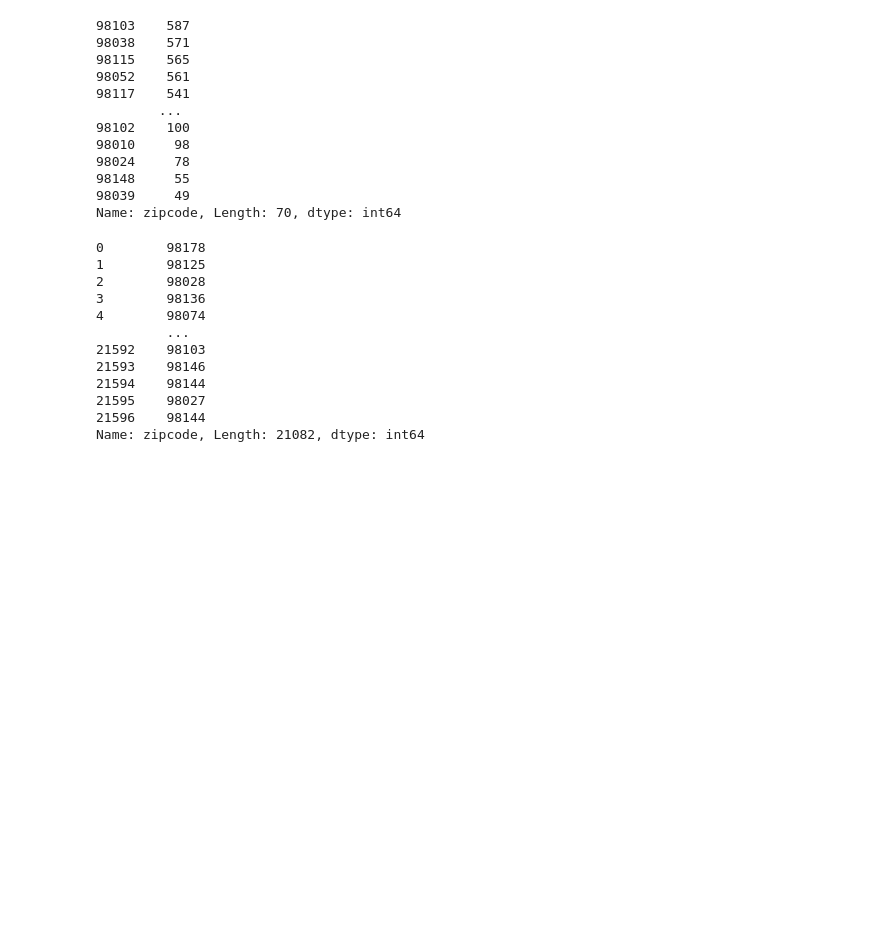
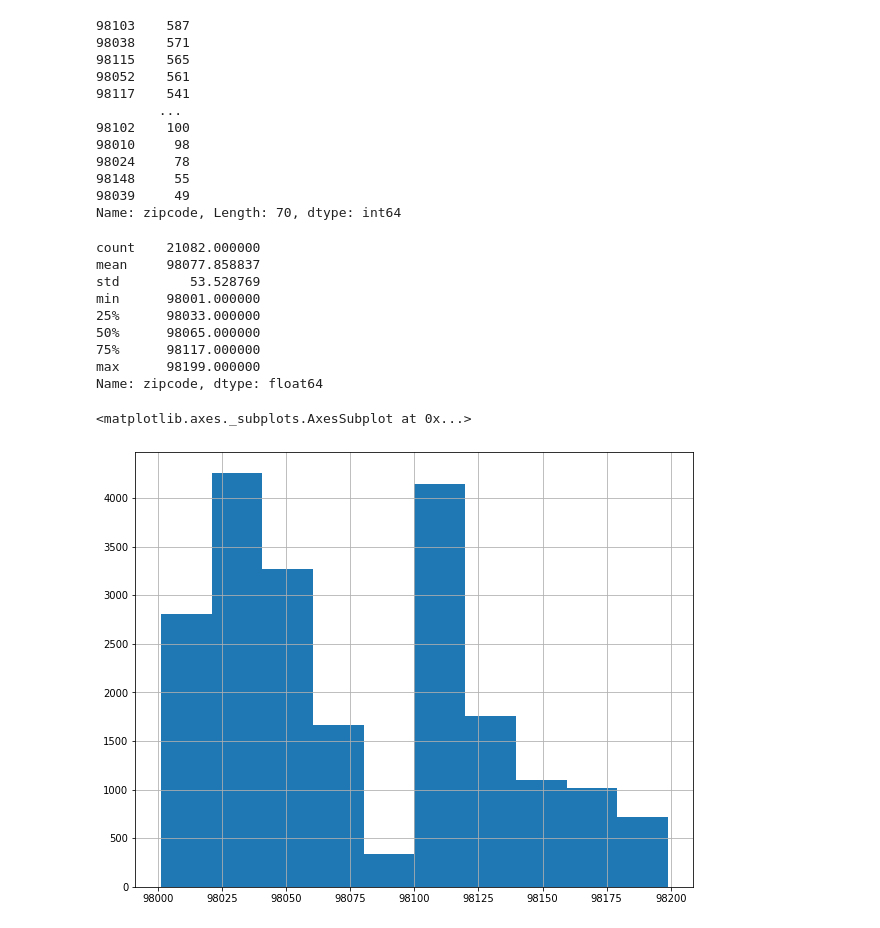
Before and after one commit to andiosika/dsc-v2-mod1-final-project-online-ds-pt-100719, a Jupyter notebook: student.ipynb, the cells around one changed output. Drawn from its saved outputs; the diff is of its cells as text; code cells hidden in the pictures; blank space fills up the shorter version.

```diff
--- a/student.ipynb
+++ b/student.ipynb
@@ -317,6 +404,10 @@ min          1.00000
 75%          2.00000
 max          3.50000
 Name: floors, dtype: float64
+# %%
+cat_floors = kc['floors'].astype('category')
+coded_floors = cat_floors.cat.codes
+kc['floors'] = coded_floors
 # %%
 kc['view'].describe()
 # %% [output]
@@ -338,6 +429,10 @@ kc['view'].value_counts()
 1.0      327
 4.0      311
 Name: view, dtype: int64
+# %%
+cat_view = kc['view'].astype('category')
+coded_view = cat_view.cat.codes
+kc['view'] = coded_view
 # %%
 kc['condition'].describe()
 # %% [output]
@@ -359,6 +454,10 @@ kc['condition'].value_counts()
 2      166
 1       28
 Name: condition, dtype: int64
+# %%
+cat_condition = kc['condition'].astype('category')
+coded_condition = cat_condition.cat.codes
+kc['condition'] = coded_condition
 # %%
 kc['grade'].describe()
 # %% [output]
@@ -386,6 +485,10 @@ kc['grade'].value_counts()
 13      13
 3        1
 Name: grade, dtype: int64
+# %%
+cat_grade = kc['grade'].astype('category')
+coded_grade = cat_grade.cat.codes
+kc['grade'] = coded_grade
 # %%
 kc['zipcode'].value_counts()
 # %% [output]
@@ -404,16 +507,14 @@ Name: zipcode, Length: 70, dtype: int64
 # %%
 #there are 70 zip codes, are these categorical values? looking at histogram for more information
 #on how to categorize zip codes
+kc['zipcode'].describe()
 # %% [output]
-0        98178
-1        98125
-2        98028
-3        98136
-4        98074
-         ...
-21592    98103
-21593    98146
-21594    98144
-21595    98027
-21596    98144
-Name: zipcode, Length: 21082, dtype: int64
+count    21082.000000
+mean     98077.858837
+std         53.528769
+min      98001.000000
+25%      98033.000000
+50%      98065.000000
+75%      98117.000000
+max      98199.000000
+Name: zipcode, dtype: float64
@@ -419,0 +523,5 @@ Name: zipcode, Length: 21082, dtype: int64
+# %%
+kc['zipcode'].hist(figsize=(10,8))
+# %% [output]
+<matplotlib.axes._subplots.AxesSubplot at 0x...>
+[figure, added]
```
Also changed, not shown: parts of 48 cells of this notebook.
